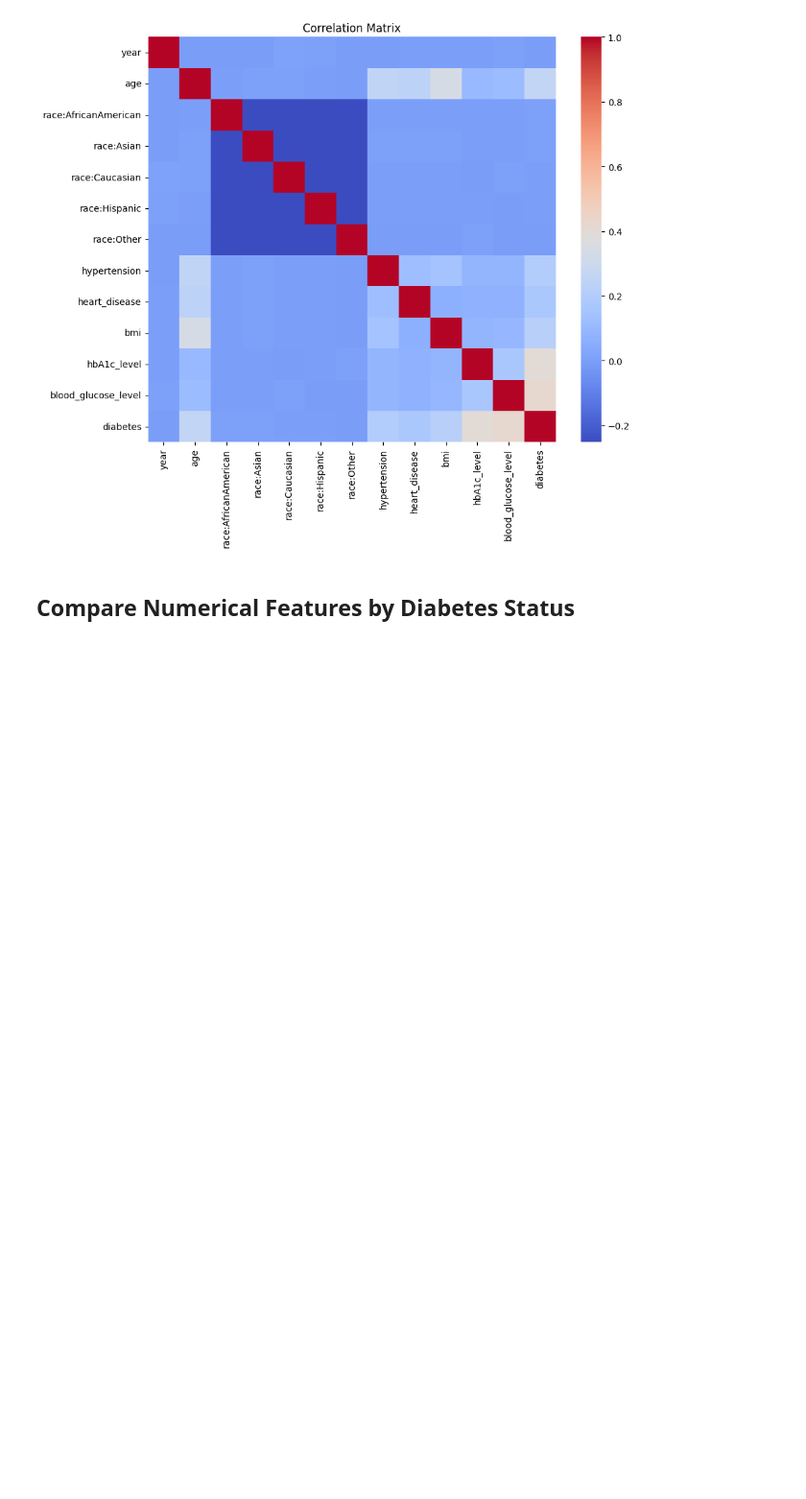
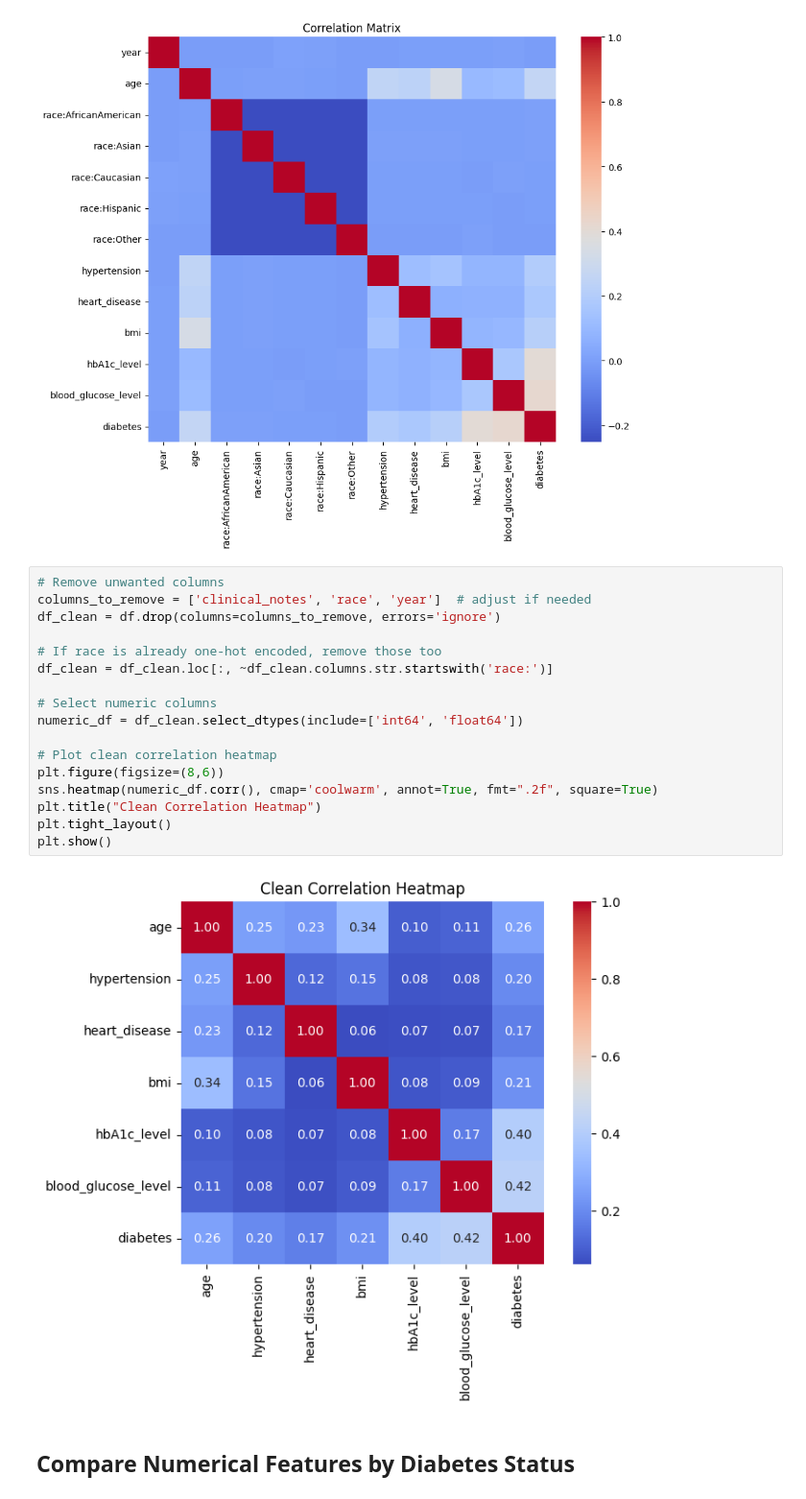
Before and after one commit to tanveer135/diabetes-prediction-preprocessing-analysis, a Jupyter notebook: 01_data_understanding.ipynb, the cells around one changed output. Shown at 96% size. Saved outputs shown, nothing was run; the diff lists cells and outputs as text; blank space fills up the shorter version.

```diff
--- a/01_data_understanding.ipynb
+++ b/01_data_understanding.ipynb
@@ -146,6 +148,25 @@ plt.title("Correlation Matrix")
 plt.show()
 # %% [output]
 [figure]
+# %%
+# Remove unwanted columns
+columns_to_remove = ['clinical_notes', 'race', 'year']  # adjust if needed
+df_clean = df.drop(columns=columns_to_remove, errors='ignore')
+
+# If race is already one-hot encoded, remove those too
+df_clean = df_clean.loc[:, ~df_clean.columns.str.startswith('race:')]
+
+# Select numeric columns
+numeric_df = df_clean.select_dtypes(include=['int64', 'float64'])
+
+# Plot clean correlation heatmap
+plt.figure(figsize=(8,6))
+sns.heatmap(numeric_df.corr(), cmap='coolwarm', annot=True, fmt=".2f", square=True)
+plt.title("Clean Correlation Heatmap")
+plt.tight_layout()
+plt.show()
+# %% [output]
+[figure, added]
 # %% [markdown]
 ## Compare Numerical Features by Diabetes Status
 # %%
```
Also changed, not shown: parts of 1 cell of this notebook.
